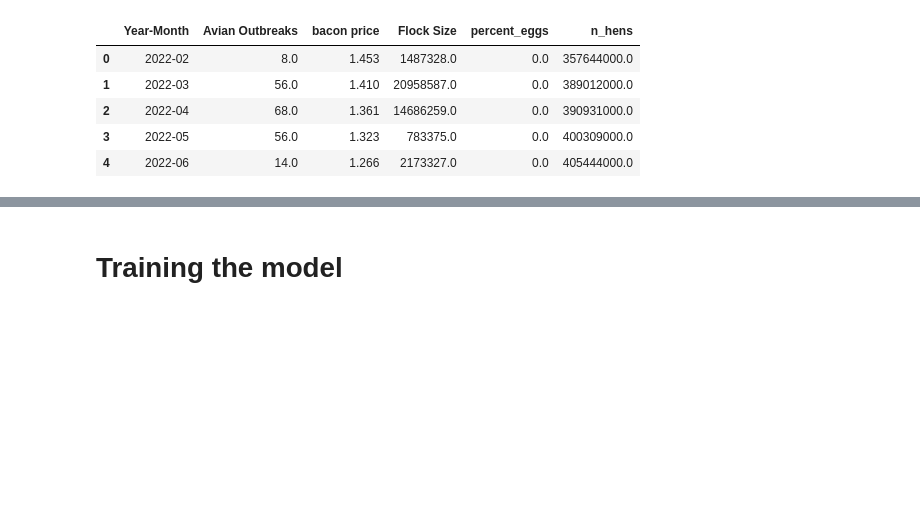
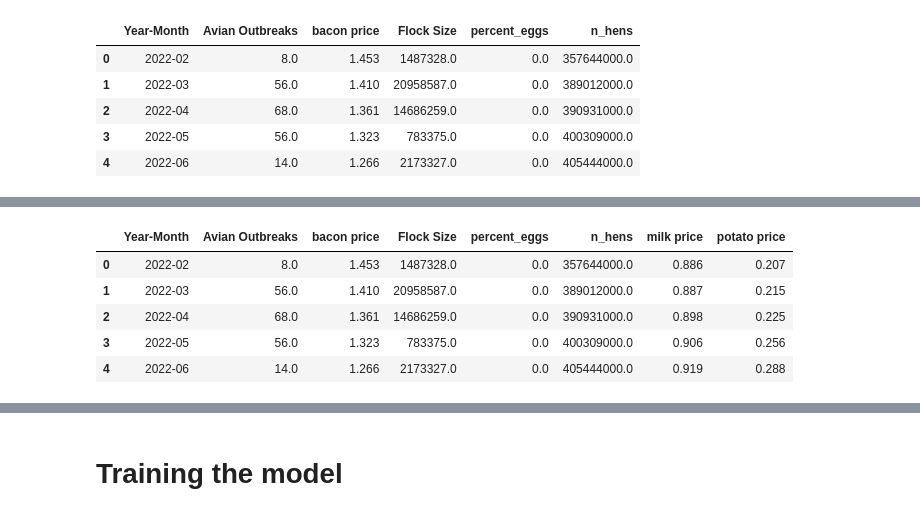
Before and after one commit to xeniachen-01/142a-eggs, a Jupyter notebook: project.ipynb, the cells around one changed output, grey strips where cells are left out. Drawn from its saved outputs; the diff is of its cells as text; code cells hidden in the pictures; blank space fills up the shorter version.

```diff
--- a/project.ipynb
+++ b/project.ipynb
@@ -201,0 +204,16 @@ X.head()
+# %%
+# Import milk prices data
+milk_prices = pd.read_excel("milk prices.xlsx", sheet_name="Monthly")
+milk_prices.head()
+
+# Rename the second column to "milk price"
+milk_prices = milk_prices.rename(columns={milk_prices.columns[1]: "milk price"})
+milk_prices.head()
+
+# Convert the date column to datetime format
+milk_prices['observation_date'] = pd.to_datetime(milk_prices['observation_date'])
+
+# Group by year and month, and calculate the mean milk price
+milk_prices['year_month'] = milk_prices['observation_date'].dt.to_period('M')
+milk_prices_grouped = milk_prices.groupby('year_month')['milk price'].mean().reset_index()
+milk_prices_grouped.head()
@@ -201,0 +227,6 @@ X.head()
+# %%
+# Merge X with milk_prices_grouped on Year-Month
+X = pd.concat([X, milk_prices_grouped], axis=1)
+# Drop year_month column from X
+X = X.drop(columns=["year_month"])
+X.head()
@@ -201,0 +265,13 @@ X.head()
+# %%
+# Merge X with potato_prices_grouped on Year-Month
+X = pd.concat([X, potato_prices_grouped], axis=1)
+# Drop year_month column from X
+X = X.drop(columns=["year_month"])
+X.head()
+# %% [output]
+|  | Year-Month | Avian Outbreaks | bacon price | Flock Size | percent_eggs | n_hens | milk price | potato price |
+| 0 | 2022-02 | 8.0 | 1.453 | 1487328.0 | 0.0 | 357644000.0 | 0.886 | 0.207 |
+| 1 | 2022-03 | 56.0 | 1.410 | 20958587.0 | 0.0 | 389012000.0 | 0.887 | 0.215 |
+| 2 | 2022-04 | 68.0 | 1.361 | 14686259.0 | 0.0 | 390931000.0 | 0.898 | 0.225 |
+| 3 | 2022-05 | 56.0 | 1.323 | 783375.0 | 0.0 | 400309000.0 | 0.906 | 0.256 |
+| 4 | 2022-06 | 14.0 | 1.266 | 2173327.0 | 0.0 | 405444000.0 | 0.919 | 0.288 |
```
Also changed, not shown: parts of 12 cells of this notebook.
